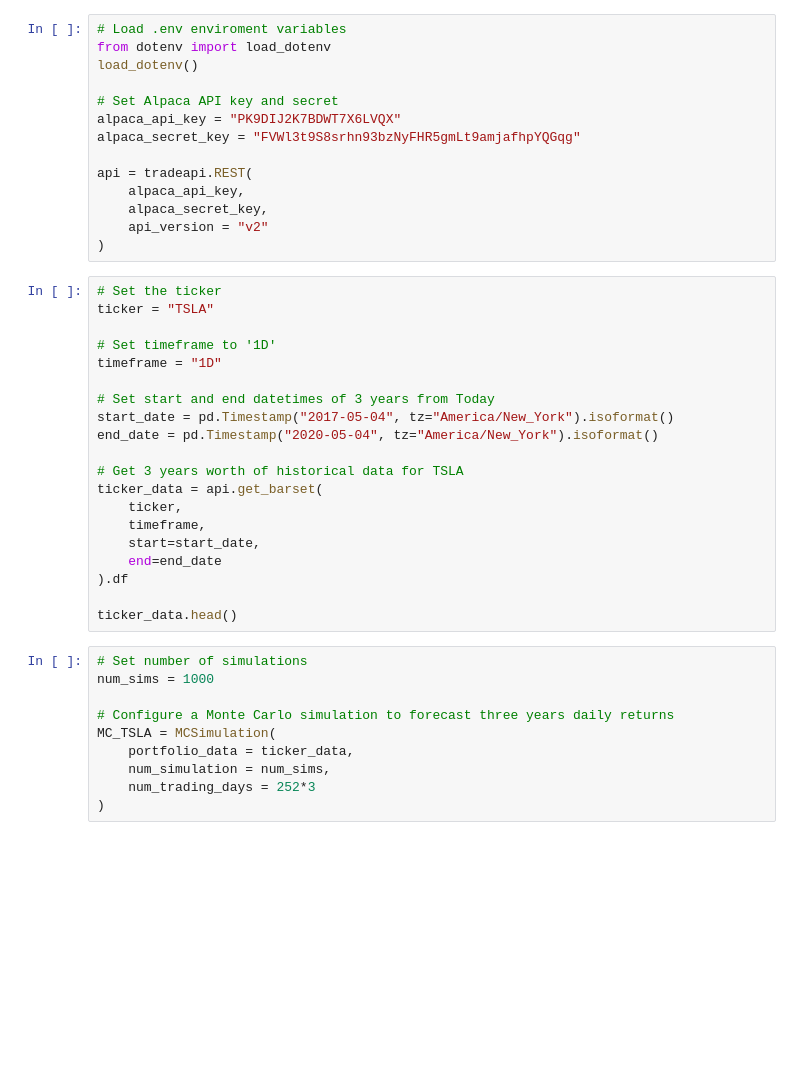
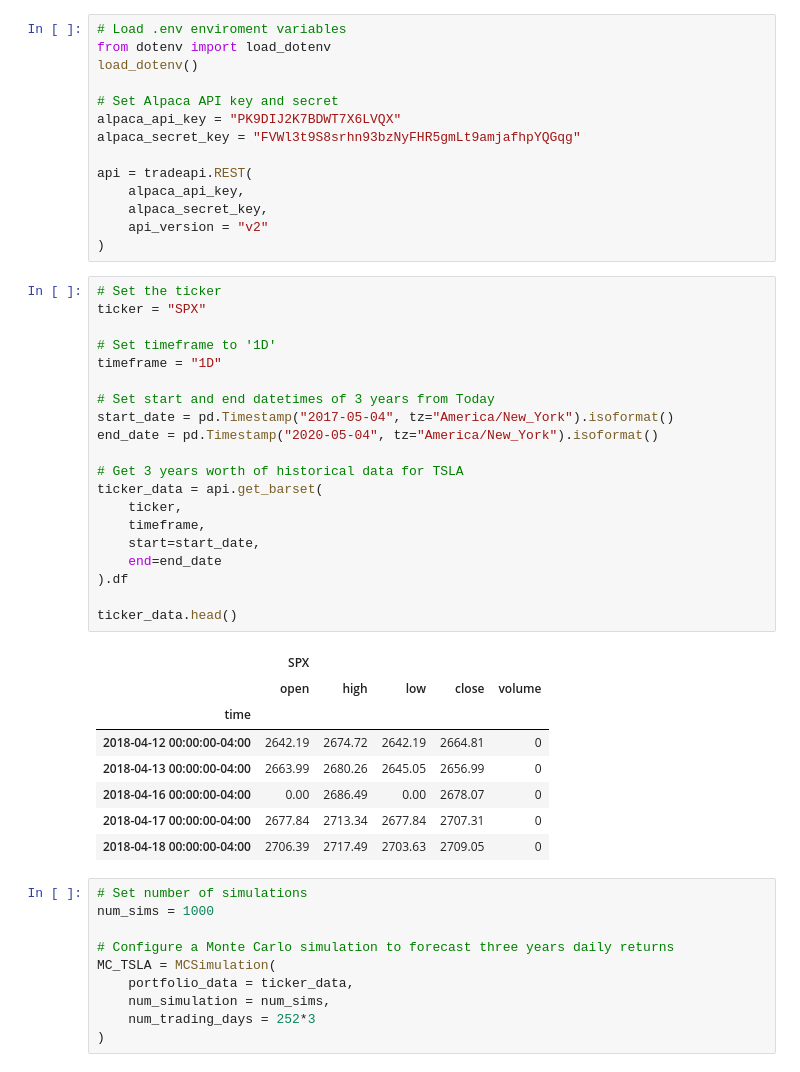
Before and after one commit to AnnSweetNanners/Project-1, a Jupyter notebook: MonteCarlo Analysis/Untitled.ipynb, the cells around one changed output. Cells and saved outputs as stored; diff of their text form; blank space fills up the shorter version.

```diff
--- a/MonteCarlo Analysis/Untitled.ipynb
+++ b/MonteCarlo Analysis/Untitled.ipynb
@@ -28,24 +60,33 @@ api = tradeapi.REST(
 )
 # %%
 # Set the ticker
-ticker = "TSLA"
+ticker = "SPX"
 
 # Set timeframe to '1D'
 timeframe = "1D"
 
 # Set start and end datetimes of 3 years from Today
 start_date = pd.Timestamp("2017-05-04", tz="America/New_York").isoformat()
 end_date = pd.Timestamp("2020-05-04", tz="America/New_York").isoformat()
 
 # Get 3 years worth of historical data for TSLA
 ticker_data = api.get_barset(
     ticker,
     timeframe,
     start=start_date,
     end=end_date
 ).df
 
 ticker_data.head()
+# %% [output]
+|  | SPX |  |  |  |  |
+|  | open | high | low | close | volume |
+| time |  |  |  |  |  |
+| 2018-04-12 00:00:00-04:00 | 2642.19 | 2674.72 | 2642.19 | 2664.81 | 0 |
+| 2018-04-13 00:00:00-04:00 | 2663.99 | 2680.26 | 2645.05 | 2656.99 | 0 |
+| 2018-04-16 00:00:00-04:00 | 0.00 | 2686.49 | 0.00 | 2678.07 | 0 |
+| 2018-04-17 00:00:00-04:00 | 2677.84 | 2713.34 | 2677.84 | 2707.31 | 0 |
+| 2018-04-18 00:00:00-04:00 | 2706.39 | 2717.49 | 2703.63 | 2709.05 | 0 |
 # %%
 # Set number of simulations
 num_sims = 1000
```
Also changed, not shown: parts of 10 cells of this notebook.
